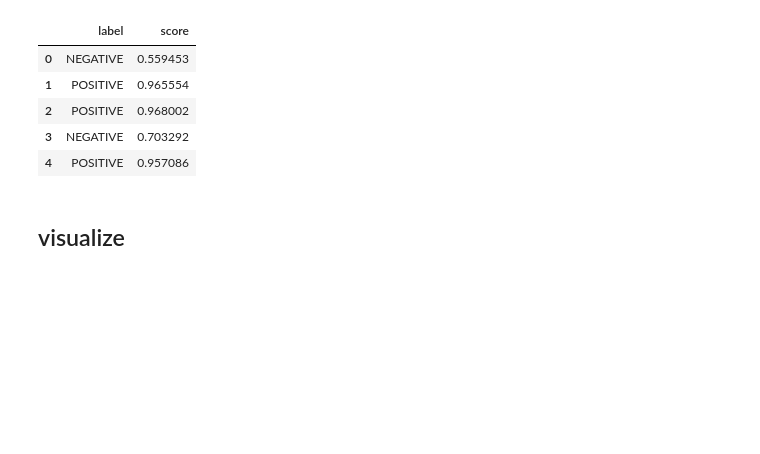
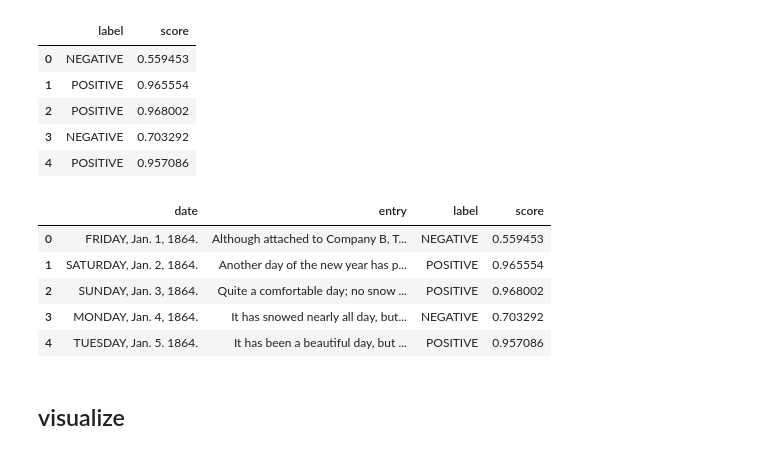
Before and after one commit to Ferrari-7/sentiment-in-the-recollections-of-a-soldier, a Jupyter notebook: notes.ipynb, the cells around one changed output. Drawn from its saved outputs; the diff is of its cells as text; code cells hidden in the pictures; blank space fills up the shorter version.

```diff
--- a/notes.ipynb
+++ b/notes.ipynb
@@ -241,3 +246,12 @@ df = pd.concat([df, results], axis=1)
+# %%
+df.head()
+# %% [output]
+|  | date | entry | label | score |
+| 0 | FRIDAY, Jan. 1, 1864. | Although attached to Company B, T... | NEGATIVE | 0.559453 |
+| 1 | SATURDAY, Jan. 2, 1864. | Another day of the new year has p... | POSITIVE | 0.965554 |
+| 2 | SUNDAY, Jan. 3, 1864. | Quite a comfortable day; no snow ... | POSITIVE | 0.968002 |
+| 3 | MONDAY, Jan. 4, 1864. | It has snowed nearly all day, but... | NEGATIVE | 0.703292 |
+| 4 | TUESDAY, Jan. 5. 1864. | It has been a beautiful day, but ... | POSITIVE | 0.957086 |
 # %%
 df.to_csv(os.path.join("out", "results.csv"))
 # %% [markdown]
```
Also changed, not shown: parts of 10 cells of this notebook, 3 other files.
